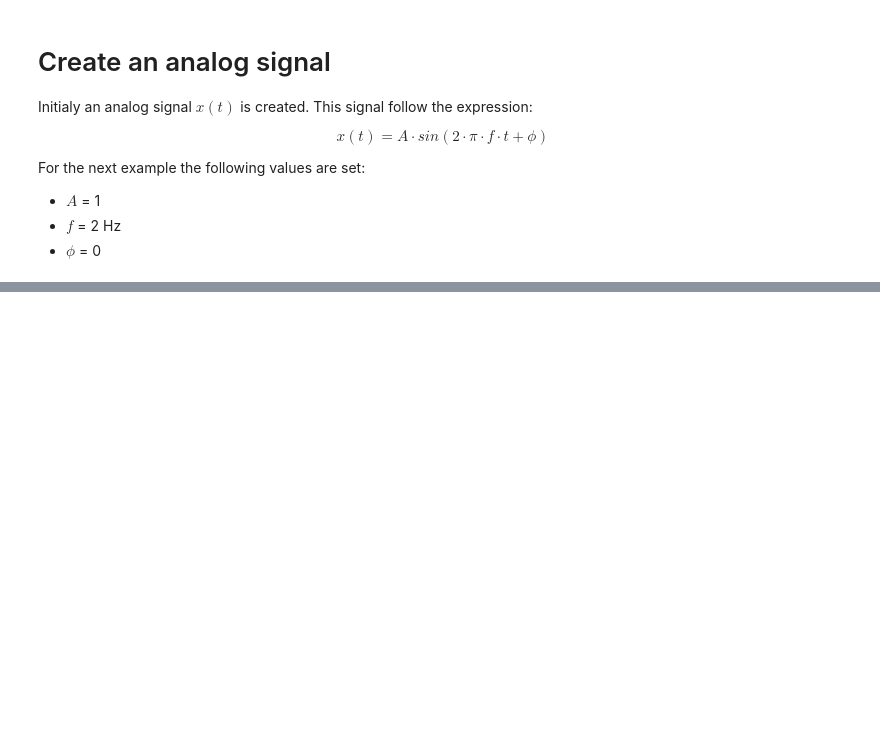
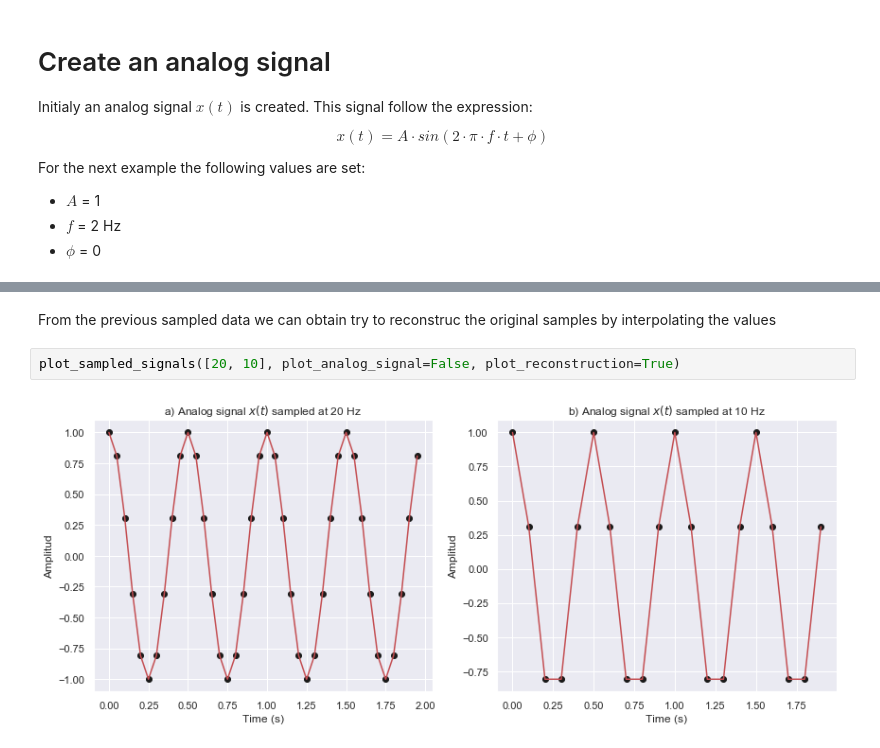
Before and after one commit to egallego/signal_processing, a Jupyter notebook: 01_sampling_signal.ipynb, the cells around one changed output, grey strips where cells are left out. Cells and saved outputs as stored; diff of their text form; blank space fills up the shorter version.

```diff
--- a/01_sampling_signal.ipynb
+++ b/01_sampling_signal.ipynb
@@ -121,0 +154,6 @@ plt.tight_layout()
+# %% [markdown]
+From the previous sampled data we can obtain try to reconstruc the original samples by interpolating the values
+# %%
+plot_sampled_signals([20, 10], plot_analog_signal=False, plot_reconstruction=True)
+# %% [output]
+[figure, added]
```
Also changed, not shown: parts of 12 cells of this notebook.
